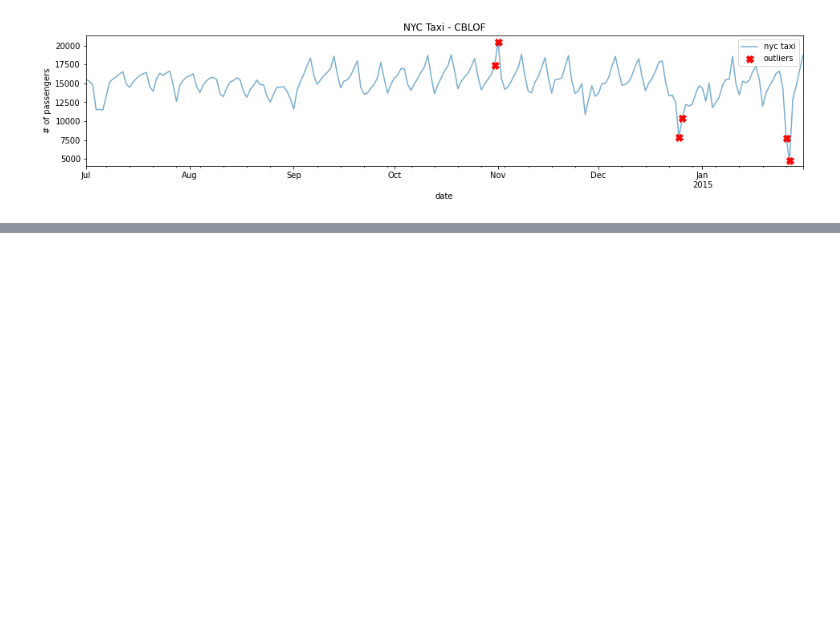
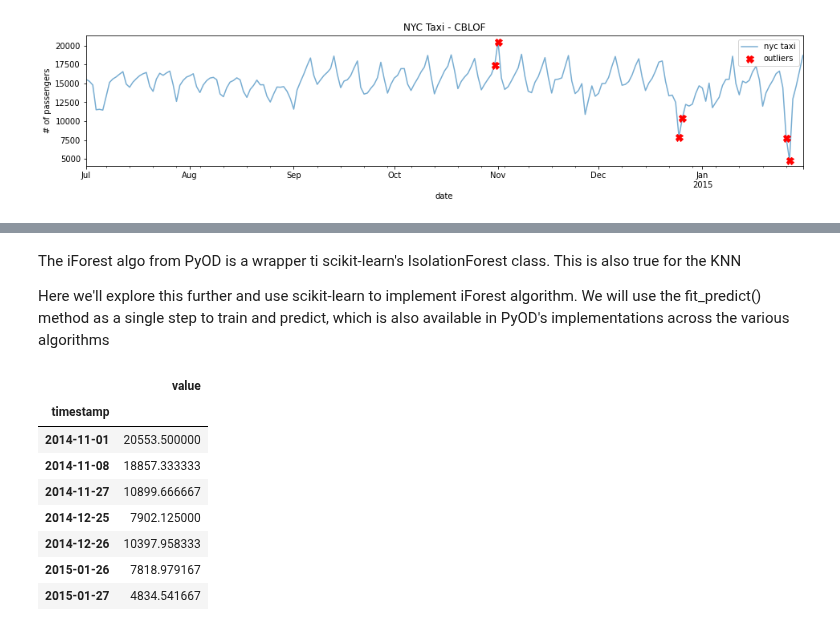
Before and after one commit to LaurbergMJ/TimeSeriesAnalysisWithPythonCookbook, a Jupyter notebook: Ch14.ipynb, the cells around one changed output, grey strips where cells are left out. Drawn from its saved outputs; the diff is of its cells as text; code cells hidden in the pictures; blank space fills up the shorter version.

```diff
--- a/Ch14.ipynb
+++ b/Ch14.ipynb
@@ -280,0 +324,25 @@ plot_outliers(outliers, tx, 'CBLOF')
+# %% [markdown]
+The iForest algo from PyOD is a wrapper ti scikit-learn's IsolationForest class. This is also true for the KNN
+
+Here we'll explore this further and use scikit-learn to implement iForest algorithm. We will use the fit_predict() method as a single step to train and predict, which is also available in PyOD's implementations across the various algorithms
+# %%
+from sklearn.ensemble import IsolationForest
+
+sk_iforest = IsolationForest(contamination=0.03)
+sk_prediction = pd.Series(sk_iforest.fit_predict(tx),
+                          index=tx.index)
+
+sk_outliers = sk_prediction[sk_prediction == -1]
+sk_outliers = tx.loc[sk_outliers.index]
+
+sk_outliers
+# %% [output]
+|  | value |
+| timestamp |  |
+| 2014-11-01 | 20553.500000 |
+| 2014-11-08 | 18857.333333 |
+| 2014-11-27 | 10899.666667 |
+| 2014-12-25 | 7902.125000 |
+| 2014-12-26 | 10397.958333 |
+| 2015-01-26 | 7818.979167 |
+| 2015-01-27 | 4834.541667 |
```
Also changed, not shown: parts of 6 cells of this notebook.
